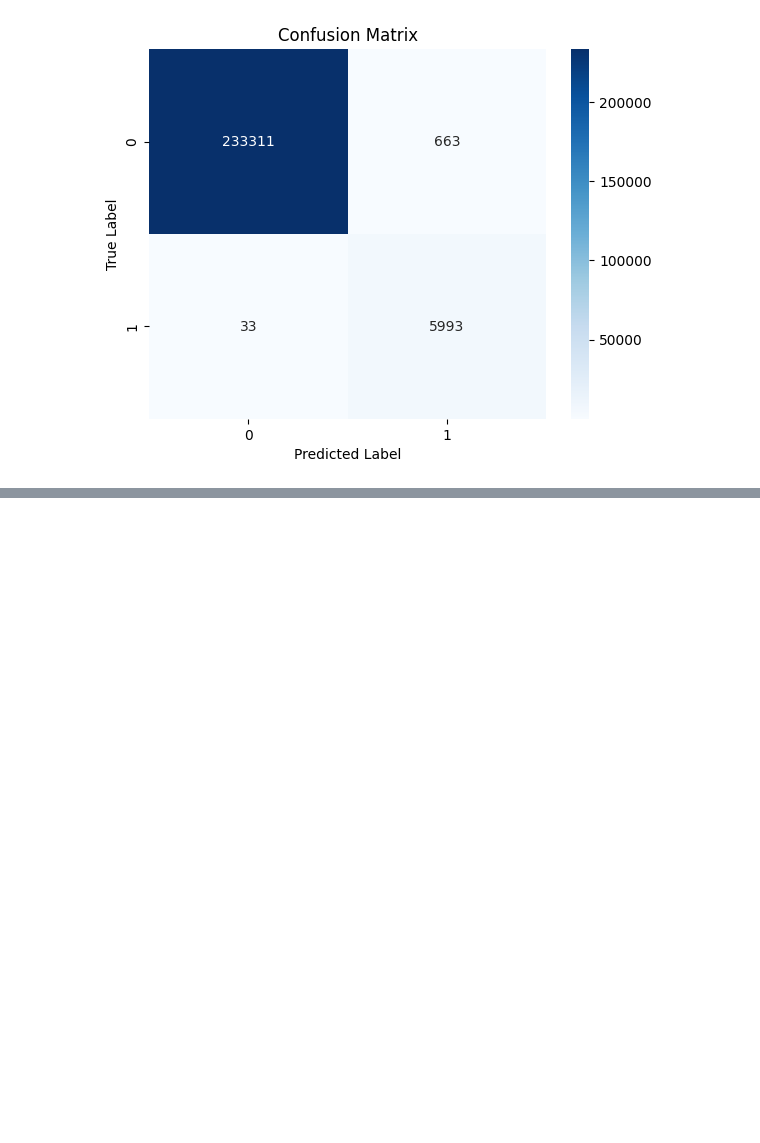
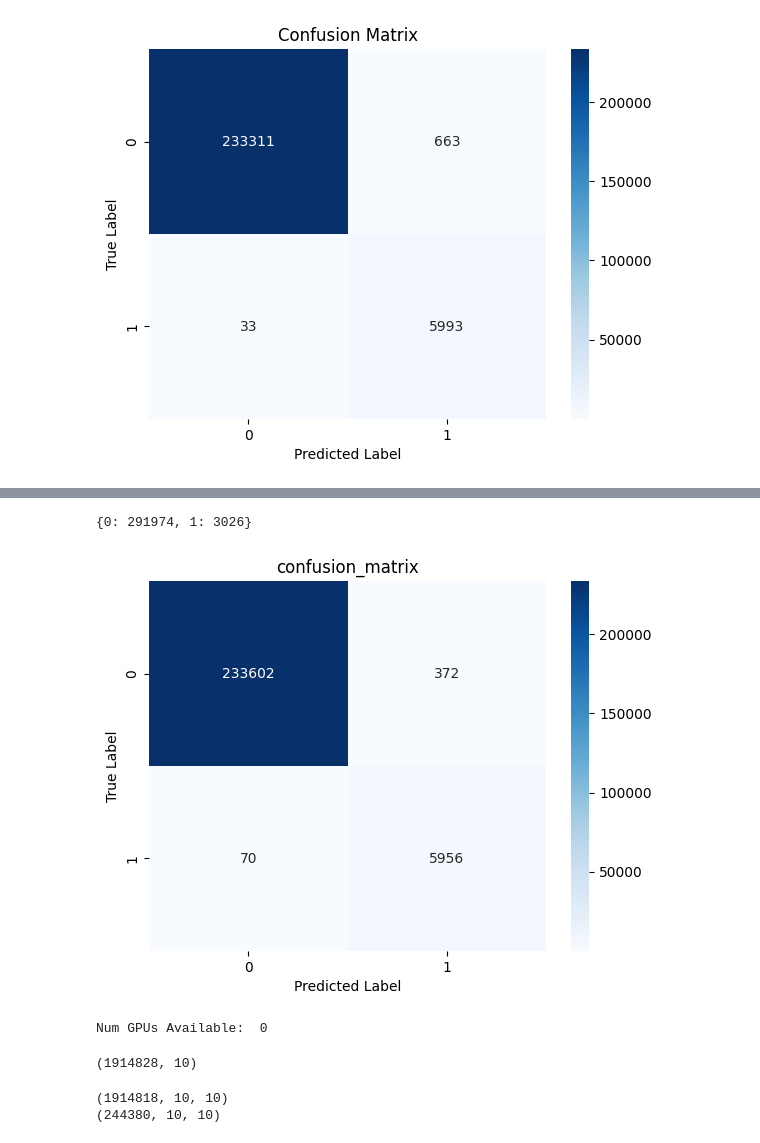
Before and after one commit to sfaxibrahim/Mlops, a Jupyter notebook: notebooks/Modeling_supervised.ipynb, the cells around one changed output, grey strips where cells are left out. Drawn from its saved outputs; the diff is of its cells as text; code cells hidden in the pictures; blank space fills up the shorter version.

```diff
--- a/notebooks/Modeling_supervised.ipynb
+++ b/notebooks/Modeling_supervised.ipynb
@@ -266,7 +275,6 @@ plt.show()
 [figure]
 # %%
 pipeline_dt = Pipeline([
-    ('smote', SMOTE(sampling_strategy='auto', random_state=42)),
     ('scaler', StandardScaler()),
     ('dt', DecisionTreeClassifier())
 ])
@@ -283,7 +291,7 @@ dt_clasifier=RandomizedSearchCV(pipeline_dt,param_distributions=param_dt,n_iter=
     n_jobs=-1)
 
 start_time=timer(None)
-dt_clasifier.fit(X_train, y_train)
+dt_clasifier.fit(X_train_resampled, y_train_resampled)
 timer(start_time)
 
 # Get the best parameters and score
@@ -297,11 +314,11 @@ print("Best Cross-Validation Score:", best_score_dt)
 # %%
-best_pipeline_dt = rf_clasifier.best_estimator_
+best_pipeline_dt = dt_clasifier.best_estimator_
 y_pred_dt = best_pipeline_dt.predict(X_test)
+
 
 print("Accuracy:", accuracy_score(y_test, y_pred_dt))
 print("Precision:", precision_score(y_test, y_pred_dt))
 print("f1_socre:", f1_score(y_test, y_pred_dt))
-print("Recall:", recall_score(y_test, y_pred_dt))
 
 print("Classification Report:\n", classification_report(y_test, y_pred_dt))
 print("confusion Matrix:\n", confusion_matrix(y_test, y_pred_dt))
@@ -307,0 +342,23 @@ print("confusion Matrix:\n", confusion_matrix(y_test, y_pred_dt))
+# %%
+data_v2=pd.read_csv(f"../data/processed/data_v2.csv")
+data_v2.drop(columns=["Air_Leak","Reservoirs","COMP","Caudal_impulses","Pressure_switch","H1"],inplace=True)
+prediction=best_pipeline_dt.predict(data_v2)
+# Get unique values and their counts
+unique, counts = np.unique(prediction, return_counts=True)
+
+# Create a dictionary of counts
+prediction_counts = dict(zip(unique, counts))
+
+# Print the counts
+print(prediction_counts)
+# %% [output]
+{0: 291974, 1: 3026}
+# %%
+conf_matrix=confusion_matrix(y_test,y_pred_dt)
+sns.heatmap(conf_matrix,cmap="Blues",annot=True,fmt="g")
+plt.title("confusion_matrix")
+plt.xlabel("Predicted Label")
+plt.ylabel("True Label")
+plt.show()
+# %% [output]
+[figure, added]
@@ -307,0 +370,17 @@ print("confusion Matrix:\n", confusion_matrix(y_test, y_pred_dt))
+# %%
+import tensorflow as tf
+print("Num GPUs Available: ", len(tf.config.list_physical_devices('GPU')))
+# %% [output]
+Num GPUs Available:  0
+# %%
+X_train, X_val, y_train, y_val = train_test_split(X, y, test_size=0.2, random_state=42)
+
+smote = SMOTE(sampling_strategy='auto', random_state=42)
+X_train_resampled, y_train_resampled = smote.fit_resample(X_train, y_train)
+
+scaler = StandardScaler()
+X_train_resampled = scaler.fit_transform(X_train_resampled)
+X_val_scaled = scaler.transform(X_val)
+X_train_resampled.shape
+# %% [output]
+(1914828, 10)
@@ -307,0 +398,6 @@ print("confusion Matrix:\n", confusion_matrix(y_test, y_pred_dt))
+# %%
+print(X_train_seq.shape)
+print(X_val_seq.shape)
+# %% [output]
+(1914818, 10, 10)
+(244380, 10, 10)
```
Also changed, not shown: parts of 23 cells of this notebook, 14 other files.
